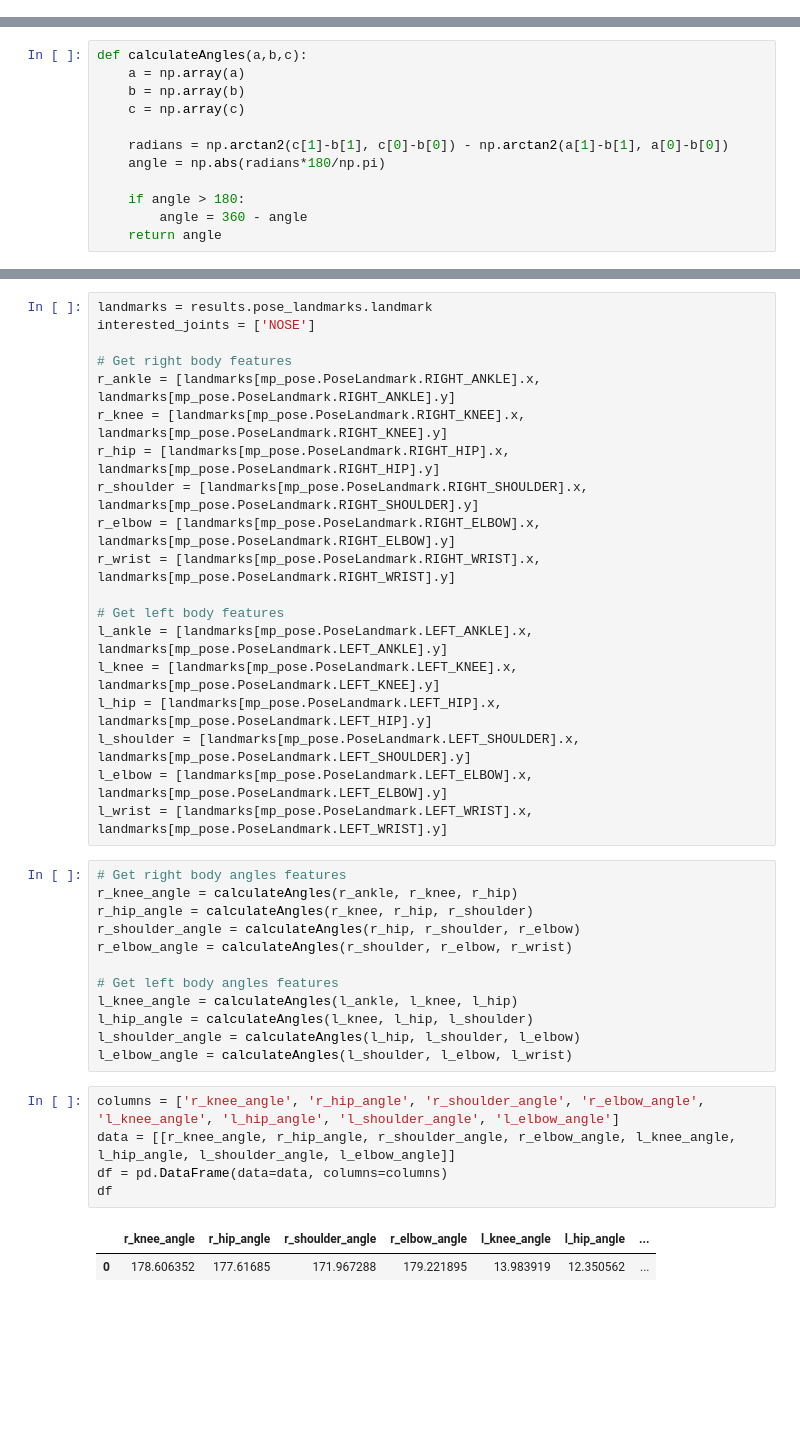
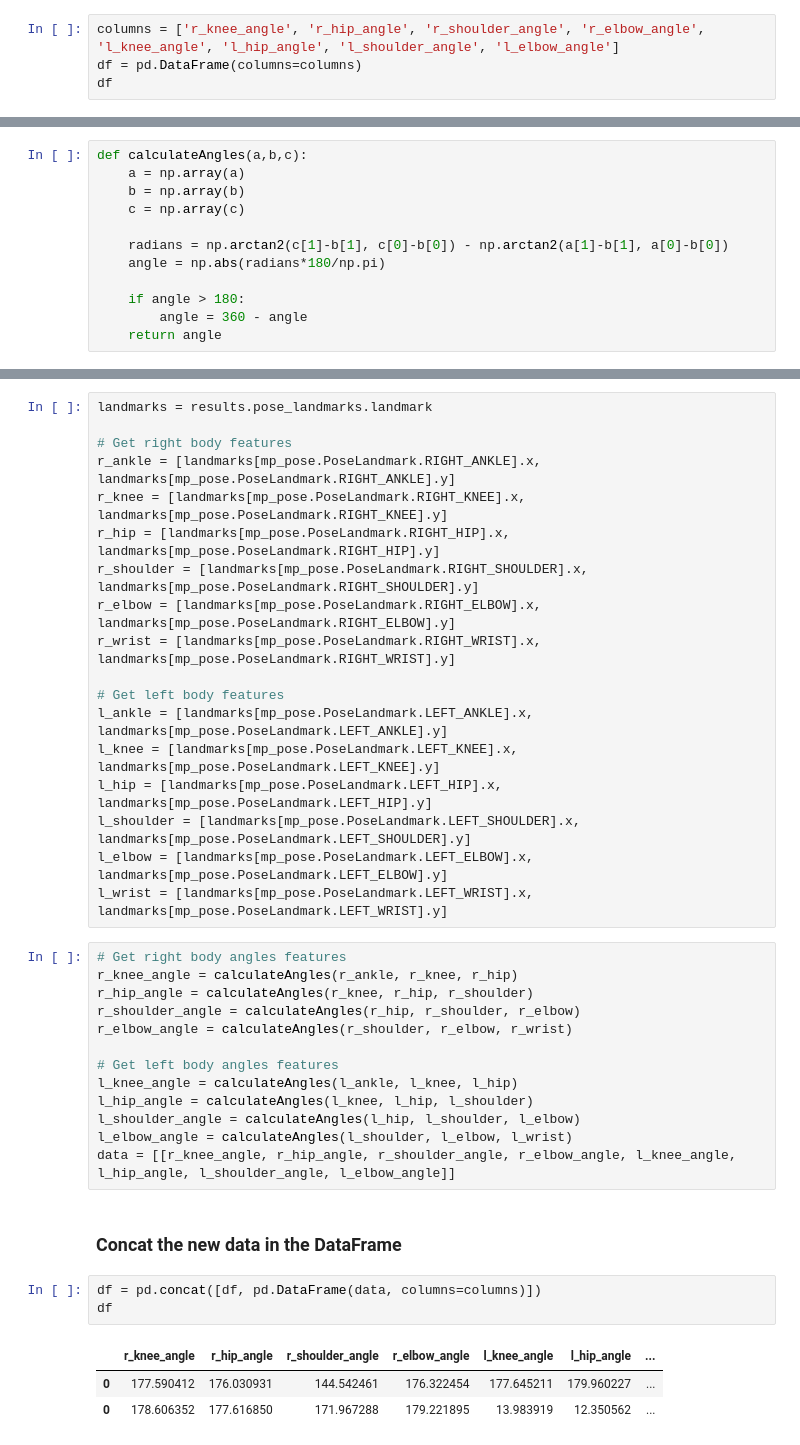
Before and after one commit to diogohal/CheerPoseDetector, a Jupyter notebook: mediepipe.ipynb, the cells around one changed output, grey strips where cells are left out. Cells and saved outputs as stored; diff of their text form; blank space fills up the shorter version.

Commit message:
new data added

```diff
--- a/mediepipe.ipynb
+++ b/mediepipe.ipynb
@@ -8,0 +13,4 @@ mp_draw = mp.solutions.drawing_utils
+# %%
+columns = ['r_knee_angle', 'r_hip_angle', 'r_shoulder_angle', 'r_elbow_angle', 'l_knee_angle', 'l_hip_angle', 'l_shoulder_angle', 'l_elbow_angle']
+df = pd.DataFrame(columns=columns)
+df
@@ -50,6 +74,5 @@ def calculateAngles(a,b,c):
 # %%
 landmarks = results.pose_landmarks.landmark
-interested_joints = ['NOSE']
 
 # Get right body features
 r_ankle = [landmarks[mp_pose.PoseLandmark.RIGHT_ANKLE].x, landmarks[mp_pose.PoseLandmark.RIGHT_ANKLE].y]
@@ -78,11 +101,13 @@ l_knee_angle = calculateAngles(l_ankle, l_knee, l_hip)
 l_hip_angle = calculateAngles(l_knee, l_hip, l_shoulder)
 l_shoulder_angle = calculateAngles(l_hip, l_shoulder, l_elbow)
 l_elbow_angle = calculateAngles(l_shoulder, l_elbow, l_wrist)
+data = [[r_knee_angle, r_hip_angle, r_shoulder_angle, r_elbow_angle, l_knee_angle, l_hip_angle, l_shoulder_angle, l_elbow_angle]]
-# %%
-columns = ['r_knee_angle', 'r_hip_angle', 'r_shoulder_angle', 'r_elbow_angle', 'l_knee_angle', 'l_hip_angle', 'l_shoulder_angle', 'l_elbow_angle']
-data = [[r_knee_angle, r_hip_angle, r_shoulder_angle, r_elbow_angle, l_knee_angle, l_hip_angle, l_shoulder_angle, l_elbow_angle]]
-df = pd.DataFrame(data=data, columns=columns)
-df
-# %% [output]
-|  | r_knee_angle | r_hip_angle | r_shoulder_angle | r_elbow_angle | l_knee_angle | l_hip_angle | ... |
-| 0 | 178.606352 | 177.61685 | 171.967288 | 179.221895 | 13.983919 | 12.350562 | ... |
+# %% [markdown]
+### Concat the new data in the DataFrame
+# %%
+df = pd.concat([df, pd.DataFrame(data, columns=columns)])
+df
+# %% [output]
+|  | r_knee_angle | r_hip_angle | r_shoulder_angle | r_elbow_angle | l_knee_angle | l_hip_angle | ... |
+| 0 | 177.590412 | 176.030931 | 144.542461 | 176.322454 | 177.645211 | 179.960227 | ... |
+| 0 | 178.606352 | 177.616850 | 171.967288 | 179.221895 | 13.983919 | 12.350562 | ... |
```
Also changed, not shown: parts of 10 cells of this notebook, 1 other file.
